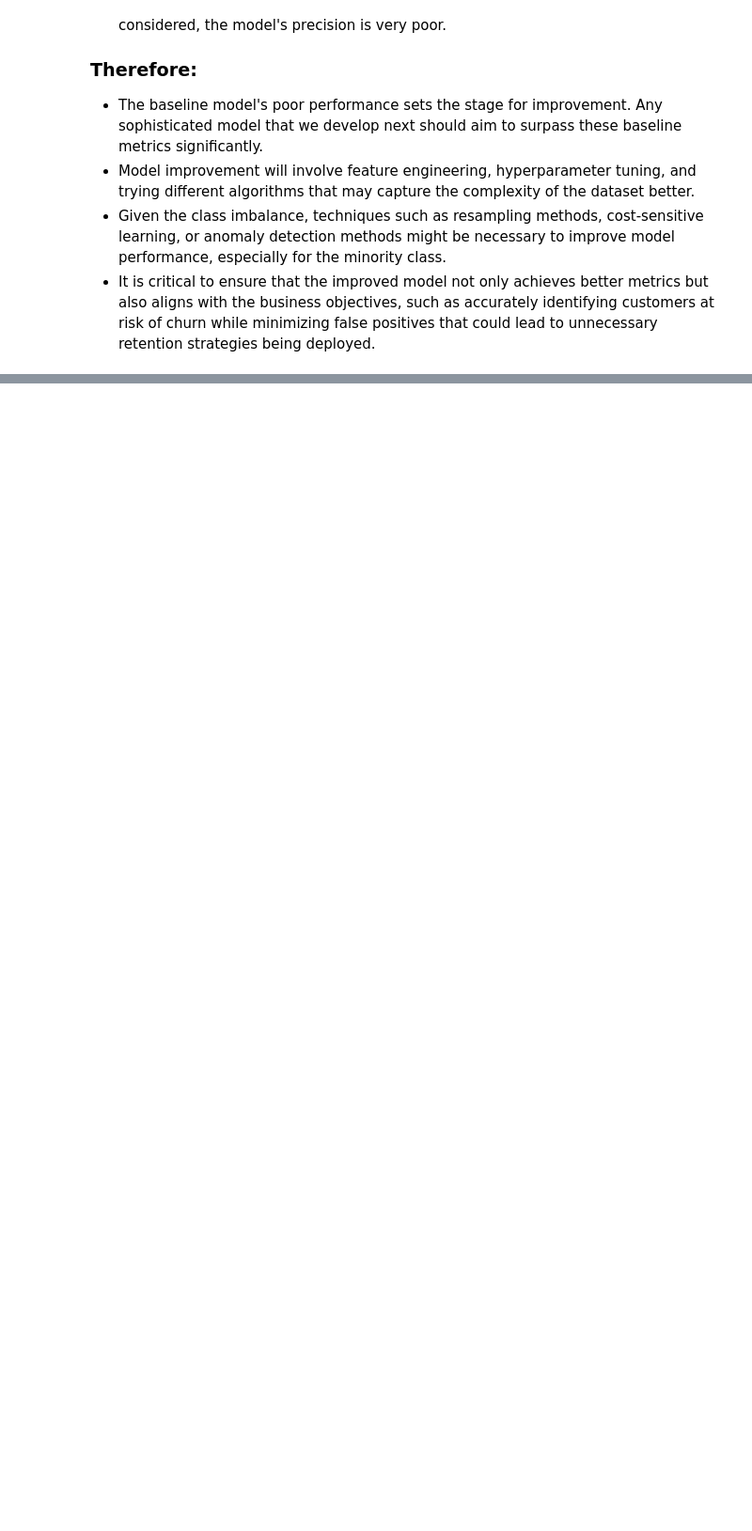
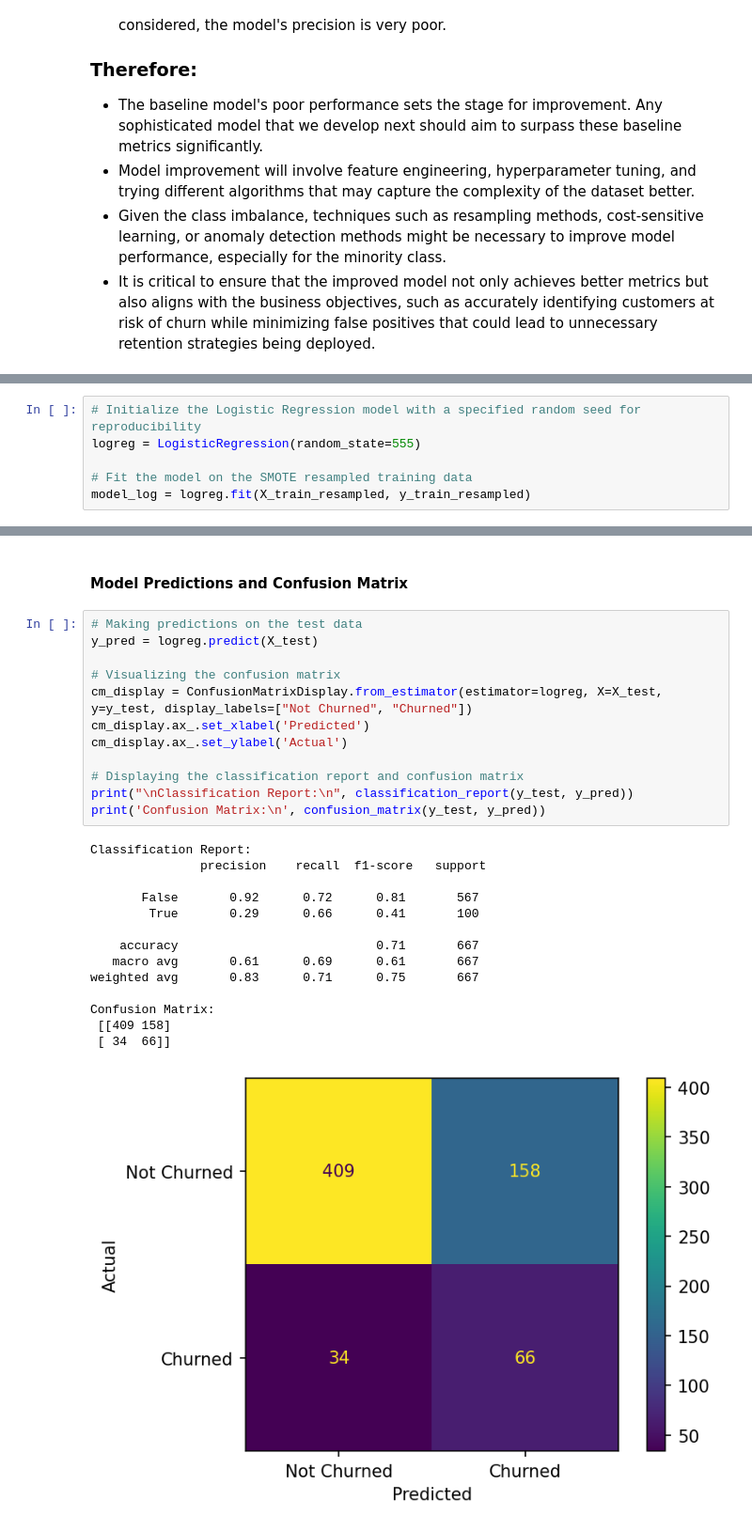
Before and after one commit to KPaul404/DSC_Phase_3_Project, a Jupyter notebook: index.ipynb, the cells around one changed output, grey strips where cells are left out. Shown at 94% size. Drawn from its saved outputs; the diff is of its cells as text; blank space fills up the shorter version.

Commit message:
Modelling - Logistic Regression Model Completed

```diff
--- a/index.ipynb
+++ b/index.ipynb
@@ -809,0 +905,6 @@ plot_roc_curve(y_test, y_scores_dummy, model_name='Dummy Model')
+# %%
+# Initialize the Logistic Regression model with a specified random seed for reproducibility
+logreg = LogisticRegression(random_state=555)
+
+# Fit the model on the SMOTE resampled training data
+model_log = logreg.fit(X_train_resampled, y_train_resampled)
@@ -809,0 +929,29 @@ plot_roc_curve(y_test, y_scores_dummy, model_name='Dummy Model')
+# %% [markdown]
+#### Model Predictions and Confusion Matrix
+# %%
+# Making predictions on the test data
+y_pred = logreg.predict(X_test)
+
+# Visualizing the confusion matrix
+cm_display = ConfusionMatrixDisplay.from_estimator(estimator=logreg, X=X_test, y=y_test, display_labels=["Not Churned", "Churned"])
+cm_display.ax_.set_xlabel('Predicted')
+cm_display.ax_.set_ylabel('Actual')
+
+# Displaying the classification report and confusion matrix
+print("\nClassification Report:\n", classification_report(y_test, y_pred))
+print('Confusion Matrix:\n', confusion_matrix(y_test, y_pred))
+# %% [output]
+Classification Report:
+               precision    recall  f1-score   support
+
+       False       0.92      0.72      0.81       567
+        True       0.29      0.66      0.41       100
+
+    accuracy                           0.71       667
+   macro avg       0.61      0.69      0.61       667
+weighted avg       0.83      0.71      0.75       667
+
+Confusion Matrix:
+ [[409 158]
+ [ 34  66]]
+[figure, added]
```
Also changed, not shown: parts of 38 cells of this notebook.
